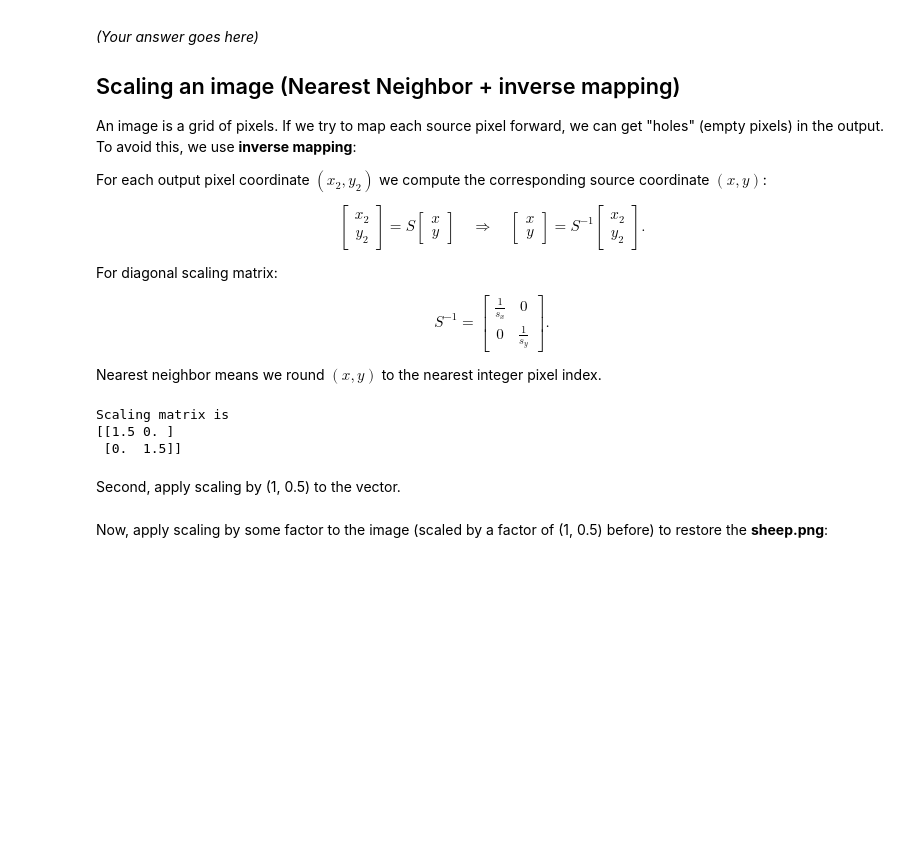
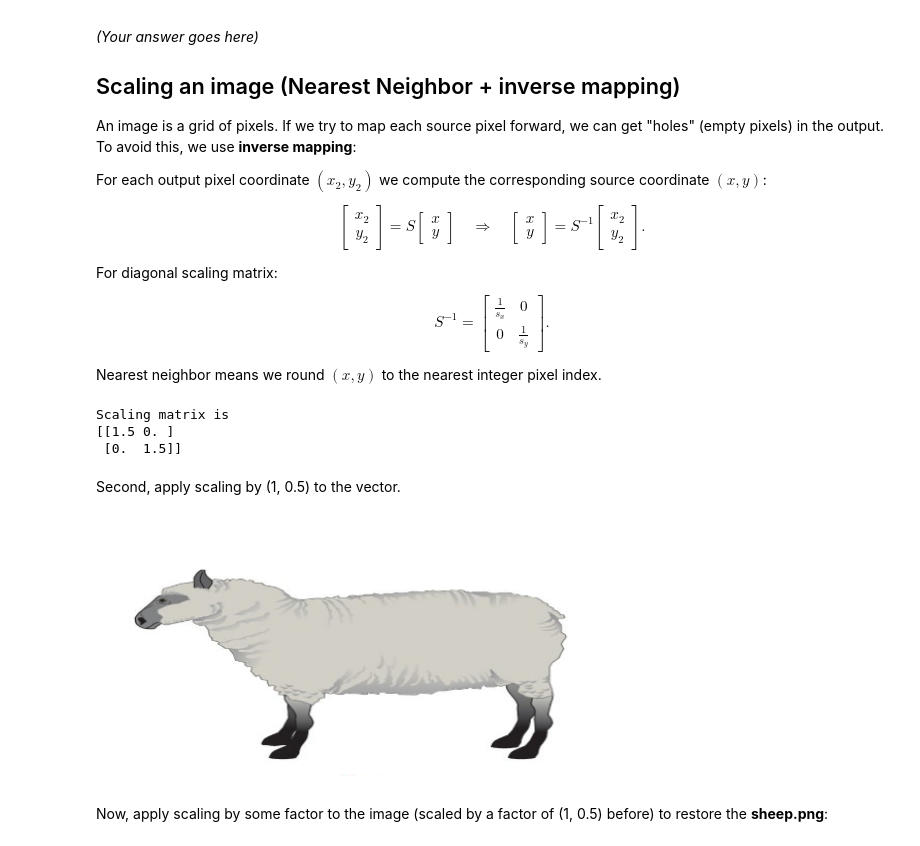
Before and after one commit to MunenNoKage/Lab_1_Transformation_Matrices, a Jupyter notebook: LA_Lab_1_template_2026.ipynb, the cells around one changed output. Cells and saved outputs as stored; diff of their text form; code cells hidden in the pictures; blank space fills up the shorter version.

Commit message:
fixed showing images feature and restoring

```diff
--- a/LA_Lab_1_template_2026.ipynb
+++ b/LA_Lab_1_template_2026.ipynb
@@ -242,36 +243,44 @@ Second, apply scaling by (1, 0.5) to the vector.
 def scale_image_nn(img, sx, sy):
 
     H, W = img.shape[:2]
     C = 1 if img.ndim == 2 else img.shape[2]
 
     new_W = max(1, int(round(W * sx)))
     new_H = max(1, int(round(H * sy)))
 
     S = get_scaling_matrix(sx, sy)
     # S_inv = np.linalg.inv(S)  # обернена матриця для зворотного відображення
     adj = np.array([[sy, 0.0],
                     [0.0, sx]], dtype=float)
     det = sx * sy
     S_inv = (1/det) * adj
 
     out = np.zeros((new_H, new_W) if C == 1 else (new_H, new_W, C), dtype=img.dtype)
 
     for y2 in range(new_H):
         for x2 in range(new_W):
             src = S_inv @ np.array([x2, y2], dtype=float)
             x = int(round(src[0]))
             y = int(round(src[1]))
 
             if 0 <= x < W and 0 <= y < H:
                 out[y2, x2] = img[y, x]
 
     return out
 
 
-img = mpimg.imread("sheep.png")
-sx, sy = 1.1, 0.5
-scaled = scale_image_nn(img, sx, sy)
+# img = mpimg.imread("sheep.png")
+# sx, sy = 1.1, 0.5
+# scaled = scale_image_nn(img, sx, sy)
 
-plt.imsave("scaled_sheep15.png", scaled)
+# plt.imsave("scaled_sheep15.png", scaled)
+
+img = cv2.imread('sheep.png')
+img = cv2.cvtColor(img, cv2.COLOR_BGR2RGB)
+plt.imshow(scale_image_nn(img, 1, 0.5))
+plt.axis('off')
+plt.show()
+# %% [output]
+[figure, added]
 # %% [markdown]
 Now, apply scaling by some factor to the image (scaled by a factor of (1, 0.5) before) to restore the **sheep.png**:
```
Also changed, not shown: parts of 11 cells of this notebook.
